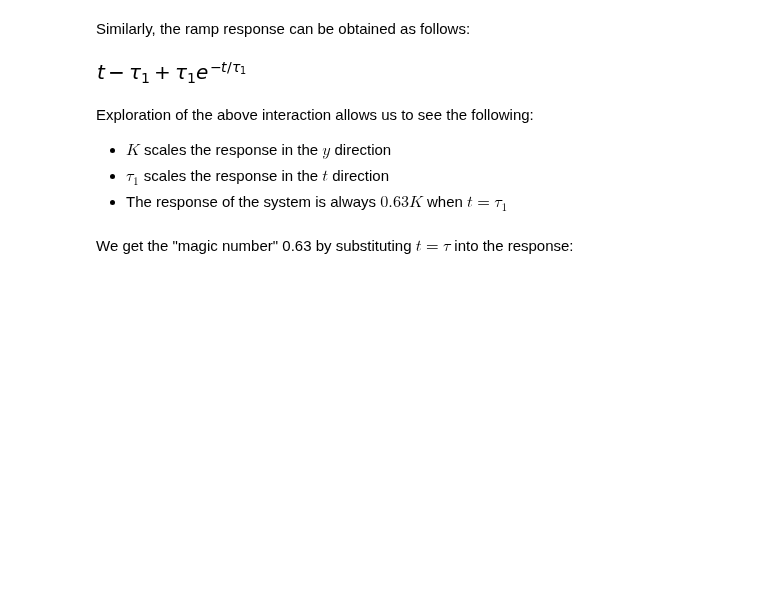
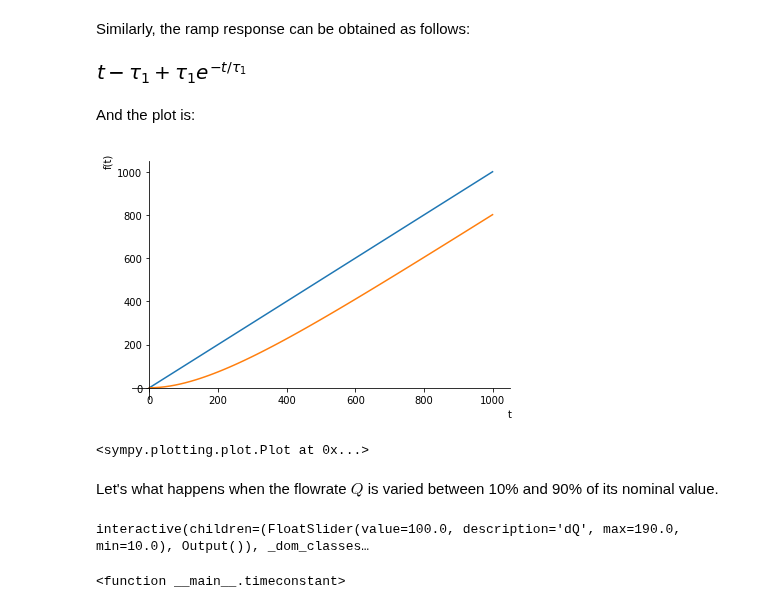
Before and after one commit to gmxavier/FAT0413150, a Jupyter notebook: notebooks/04.01-Two-Transient-Model-Examples.ipynb, the cells around one changed output. Drawn from its saved outputs; the diff is of its cells as text; code cells hidden in the pictures; blank space fills up the shorter version.

```diff
--- a/notebooks/04.01-Two-Transient-Model-Examples.ipynb
+++ b/notebooks/04.01-Two-Transient-Model-Examples.ipynb
@@ -151,8 +113,0 @@ interact(firstorder, tau_in=(0.1, 10.), K_in=(0.1, 10.));
-# %% [markdown]
-Exploration of the above interaction allows us to see the following:
-
-* $K$ scales the response in the $y$ direction
-* $\tau_1$ scales the response in the $t$ direction
-* The response of the system is always $0.63K$ when $t=\tau_1$
-# %% [markdown]
-We get the "magic number" 0.63 by substituting $t=\tau$ into the response:
@@ -160,0 +114,21 @@ sympy.N((stepresponse.subs(t, tau)/K).simplify())
+# %% [markdown]
+And the plot is:
+# %%
+plot(t, rampresponse.subs(tau1, V1/Q), (t, 0 ,1000))
+# %% [output]
+[figure, added]
+<sympy.plotting.plot.Plot at 0x...>
+# %% [markdown]
+Let's what happens when the flowrate $Q$ is varied between 10% and 90% of its nominal value.
+# %%
+def timeconstant(dQ):
+  plot(1,
+       stepresponse.subs(tau1, V1/(dQ*Q/100)),
+       stepresponse.subs(tau1, V1/Q),
+       (t, 0 ,1000),
+       legend=True)
+
+interact(timeconstant, dQ=(10.0, 190.0))
+# %% [output]
+interactive(children=(FloatSlider(value=100.0, description='dQ', max=190.0, min=10.0), Output()), _dom_classes…
+<function __main__.timeconstant>
```
Also changed, not shown: parts of 8 cells of this notebook.
